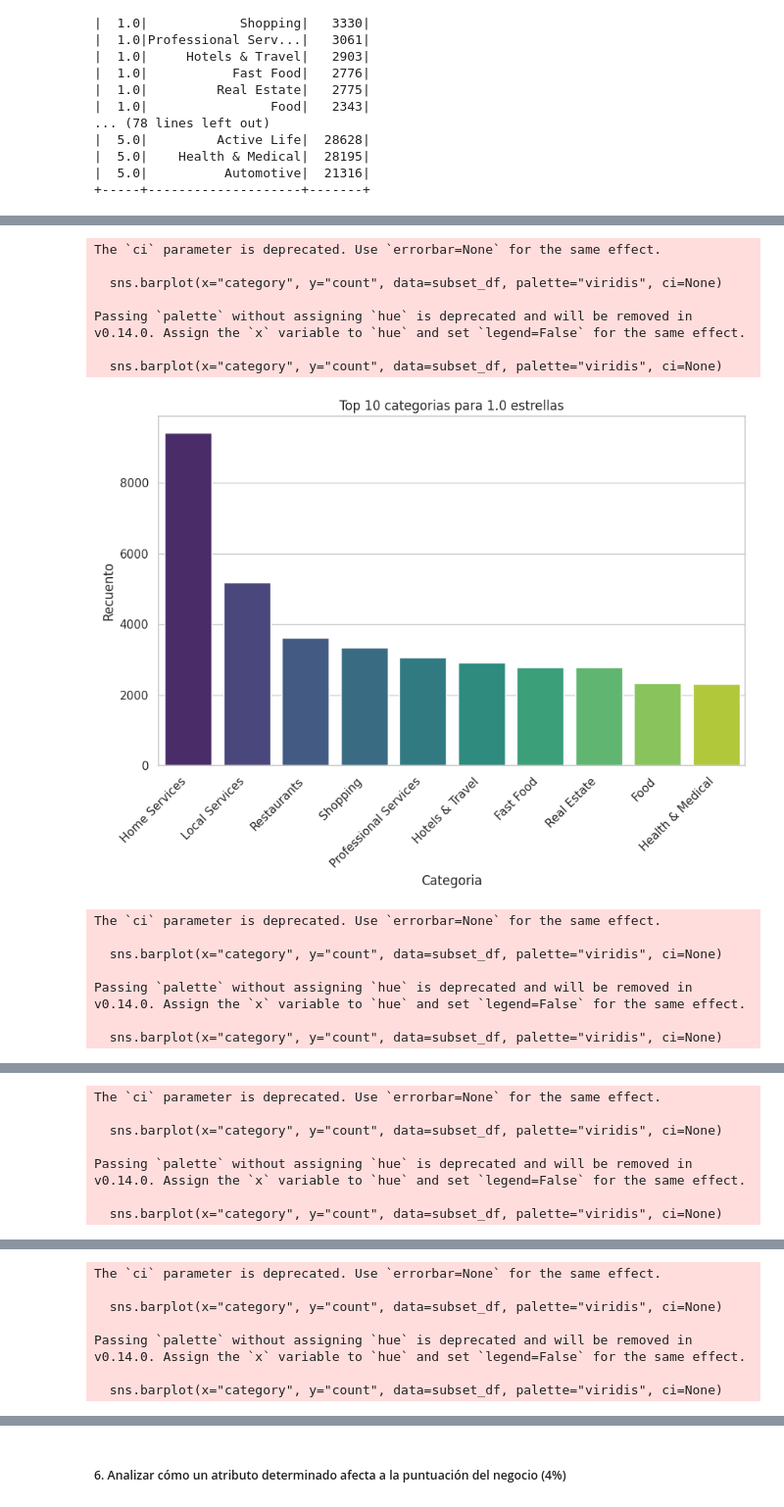
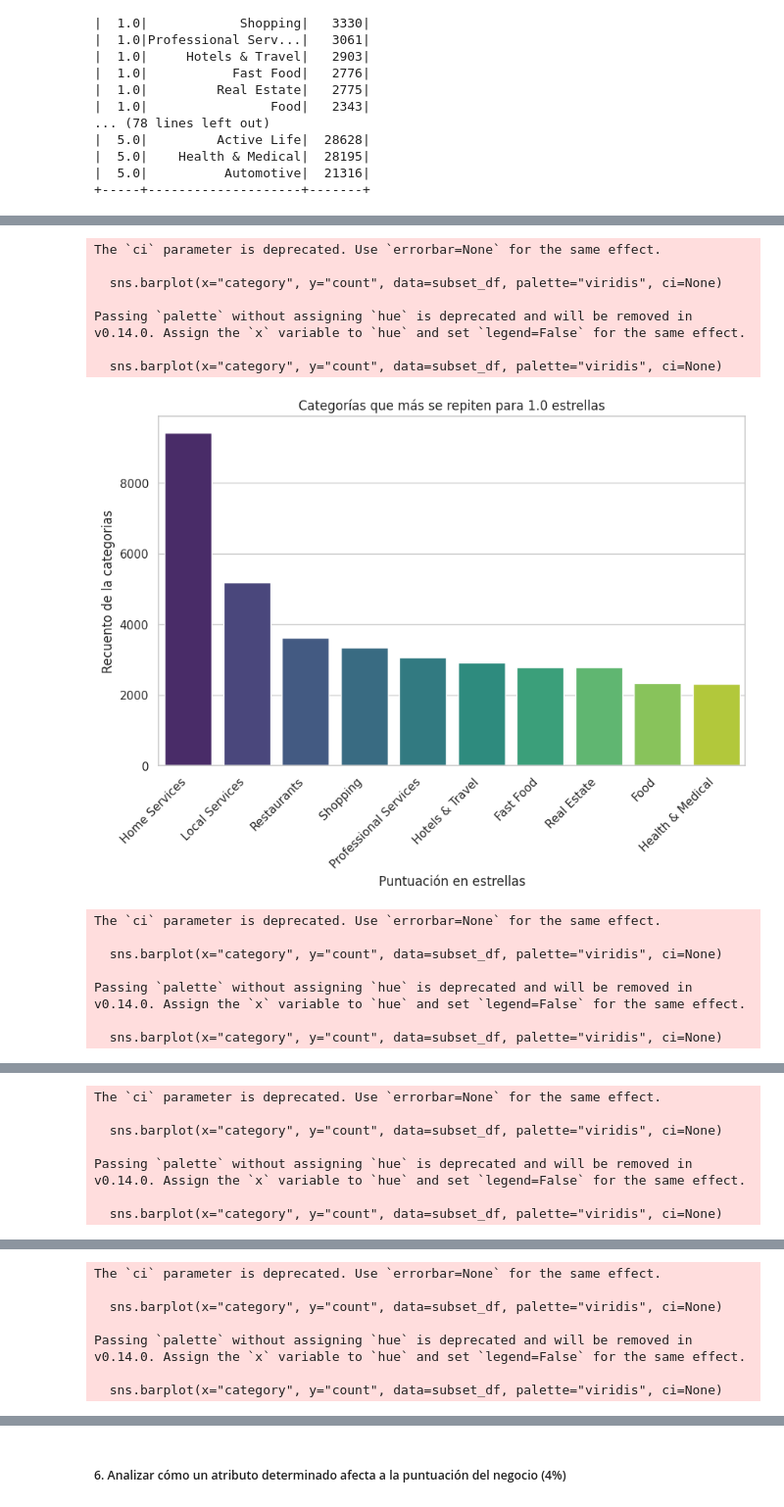
Before and after one commit to EndikaEiros/Yelp_Proyecto, a Jupyter notebook: consultas_spark.ipynb, the cells around one changed output, grey strips where cells are left out. Shown at 98% size. Cells and saved outputs as stored; diff of their text form; code cells hidden in the pictures.

```diff
--- a/consultas_spark.ipynb
+++ b/consultas_spark.ipynb
@@ -413,28 +413,28 @@ The `ci` parameter is deprecated. Use `errorbar=None` for the same effect.
 # %%
 top_categories_pd = top_categories_by_stars.toPandas()
 
 # Configurar el estilo de Seaborn (opcional)
 sns.set(style="whitegrid")
 
 # Crear un gráfico de barras apiladas para cada valor de puntuación
 for star_value in top_categories_pd['stars'].unique():
     plt.figure(figsize=(10, 6))
     subset_df = top_categories_pd[top_categories_pd['stars'] == star_value]
     sns.barplot(x="category", y="count", data=subset_df, palette="viridis", ci=None)
-    plt.title(f"Top 10 categorias para {star_value} estrellas")
-    plt.xlabel("Categoria")
-    plt.ylabel("Recuento")
+    plt.title(f"Categorías que más se repiten para {star_value} estrellas")
+    plt.xlabel("Puntuación en estrellas")
+    plt.ylabel("Recuento de la categorias")
     plt.xticks(rotation=45, ha="right")
     plt.show()
 # %% [output]
 The `ci` parameter is deprecated. Use `errorbar=None` for the same effect.
 
   sns.barplot(x="category", y="count", data=subset_df, palette="viridis", ci=None)
 
 Passing `palette` without assigning `hue` is deprecated and will be removed in v0.14.0. Assign the `x` variable to `hue` and set `legend=False` for the same effect.
 
   sns.barplot(x="category", y="count", data=subset_df, palette="viridis", ci=None)
-[figure, old version]
+[figure, new version]
 The `ci` parameter is deprecated. Use `errorbar=None` for the same effect.
 
   sns.barplot(x="category", y="count", data=subset_df, palette="viridis", ci=None)
```
Also changed, not shown: parts of 4 cells of this notebook.
